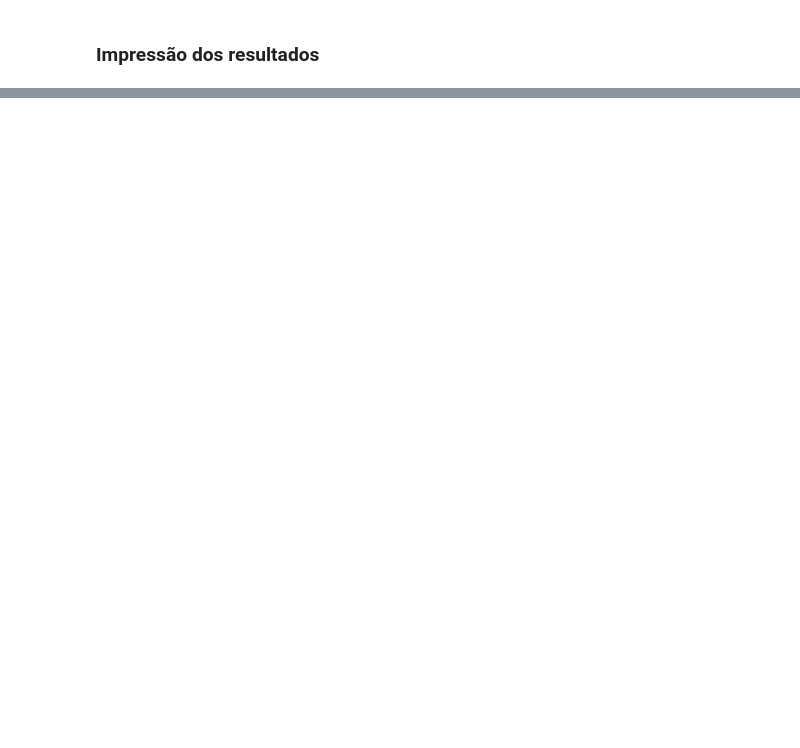
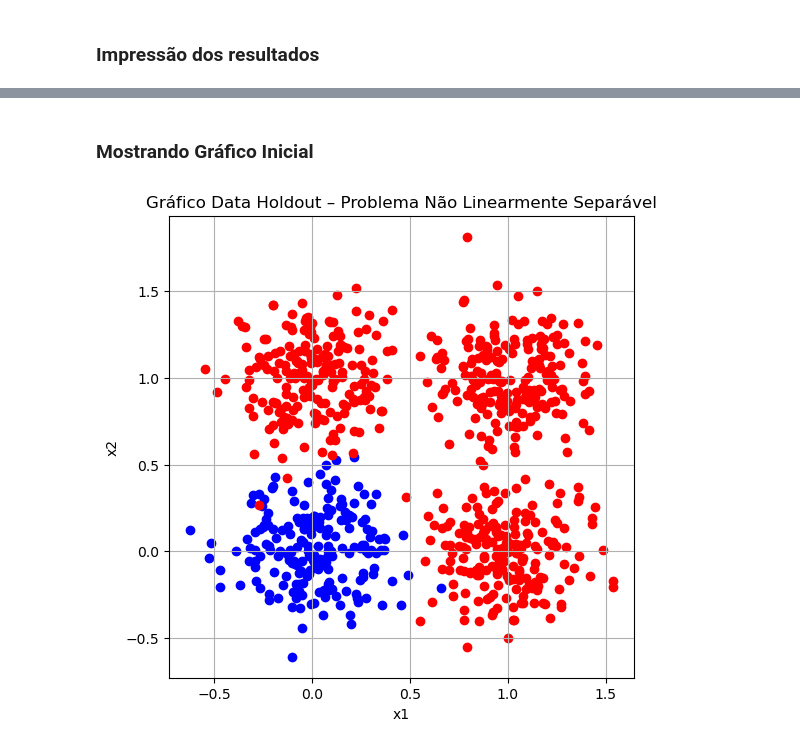
Before and after one commit to emanuellemarreira/neuronio-perceptron, a Jupyter notebook: aprendizado-supervisionado-do-neuronio-perceptron.ipynb, the cells around one changed output, grey strips where cells are left out. Cells and saved outputs as stored; diff of their text form; code cells hidden in the pictures; blank space fills up the shorter version.

```diff
--- a/aprendizado-supervisionado-do-neuronio-perceptron.ipynb
+++ b/aprendizado-supervisionado-do-neuronio-perceptron.ipynb
@@ -175,0 +187,15 @@ plt.show()
+# %% [markdown]
+### Mostrando Gráfico Inicial
+# %%
+plt.figure(figsize=(6, 6))
+for ponto in dadosh:
+    cor = 'red' if ponto[2] == 0 else 'blue'
+    plt.scatter(ponto[0], ponto[1], c=cor)
+
+plt.title('Gráfico Data Holdout – Problema Não Linearmente Separável')
+plt.xlabel('x1')
+plt.ylabel('x2')
+plt.grid(True)
+plt.show()
+# %% [output]
+[figure, added]
```
Also changed, not shown: parts of 6 cells of this notebook.
